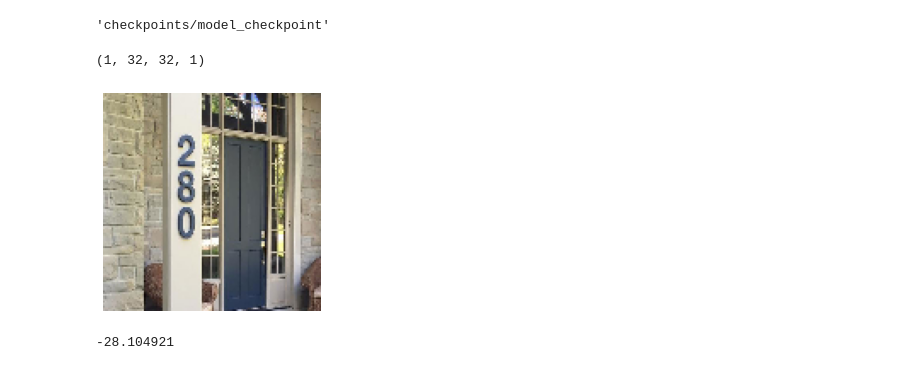
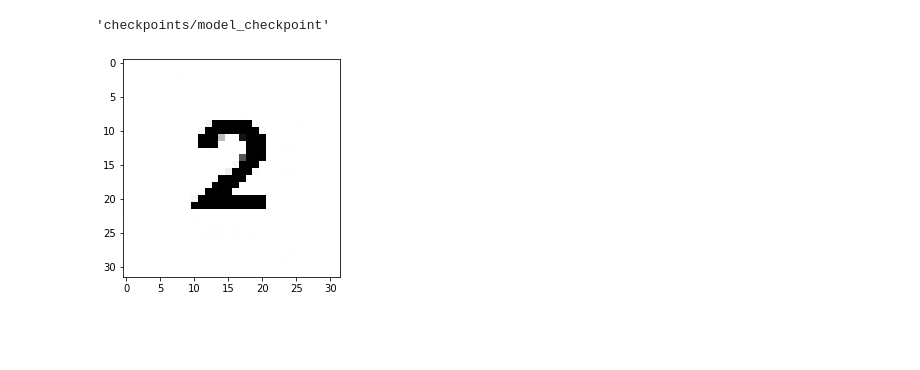
Before and after one commit to mavismmg/house-number-detection-with-cnn, a Jupyter notebook: CNN-SVHN-Number-detection.ipynb, the cells around one changed output. Drawn from its saved outputs; the diff is of its cells as text; code cells hidden in the pictures; blank space fills up the shorter version.

```diff
--- a/CNN-SVHN-Number-detection.ipynb
+++ b/CNN-SVHN-Number-detection.ipynb
@@ -281,18 +295,3 @@ checkpoint_save.save(sess=session, save_path=checkpoint_path())
 Device mapping:
 /job:localhost/replica:0/task:0/device:DML:0 -> {"name": "Radeon RX 580 Series", "vendor_id": 4098, "device_id": 26591, "driver_version": "30.0.13025.5005"}
 'checkpoints/model_checkpoint'
-# %%
-test_image = image.load_img('test_house.jpg', target_size=(32, 32))
-test_image = image.img_to_array(test_image)
-test_image = np.expand_dims(test_image, axis=0)
-test_image = RGB2GRAY(test_image, rgb_weights, 3)
-test_image.shape
-# %% [output]
-(1, 32, 32, 1)
-# %%
-image_view = image.load_img('test_house.jpg', target_size=(128, 128))
-plt.imshow(image_view)
-plt.axis('off')
-plt.show()
-# %% [output]
-[figure, removed]
@@ -301,4 +298,8 @@ prediction = model.predict(test_image)
-# %%
-prediction[0][0]
-# %% [output]
--28.104921
+# %%
+img = image.load_img('number_2.jpg', target_size=(32, 32))
+plt.imshow(img)
+img = image.img_to_array(img)
+img = np.expand_dims(img, axis=0)
+img = RGB2GRAY(img, rgb_weights, 3)
+# %% [output]
+[figure, added]
```
Also changed, not shown: parts of 17 cells of this notebook.
